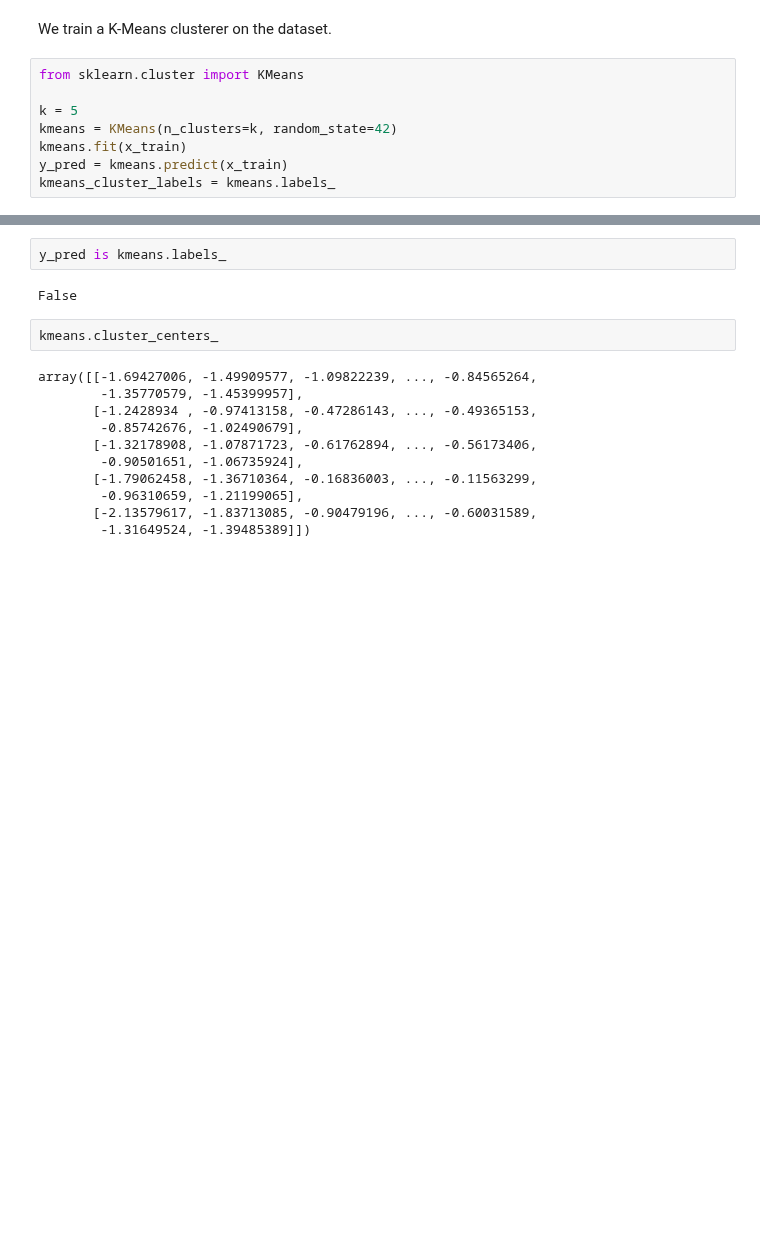
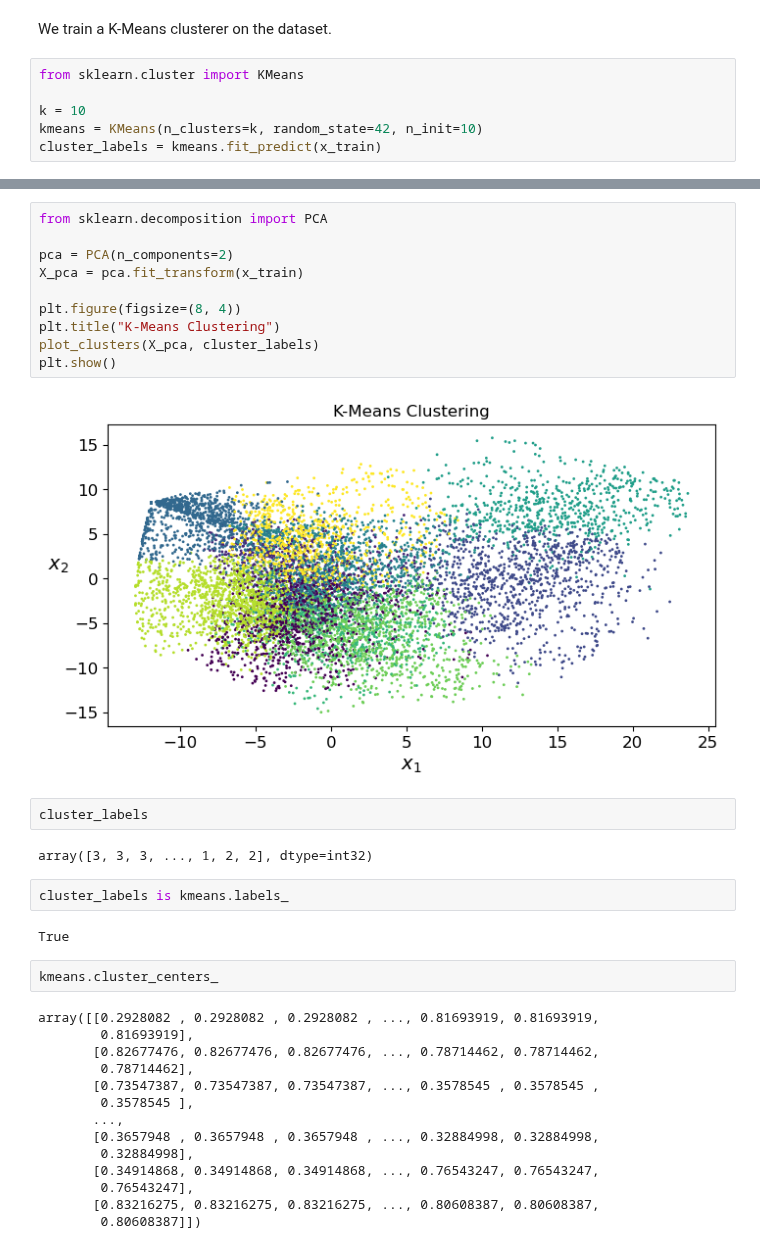
Before and after one commit to farheenfab/DMML-GroupProject, a Jupyter notebook: CW/CW - Part 2.ipynb, the cells around one changed output, grey strips where cells are left out. Cells and saved outputs as stored; diff of their text form; blank space fills up the shorter version.

```diff
--- a/CW/CW - Part 2.ipynb
+++ b/CW/CW - Part 2.ipynb
@@ -308,8 +300,6 @@ We train a K-Means clusterer on the dataset.
 # %%
 from sklearn.cluster import KMeans
 
-k = 5
-kmeans = KMeans(n_clusters=k, random_state=42)
-kmeans.fit(x_train)
-y_pred = kmeans.predict(x_train)
-kmeans_cluster_labels = kmeans.labels_
+k = 10
+kmeans = KMeans(n_clusters=k, random_state=42, n_init=10)
+cluster_labels = kmeans.fit_predict(x_train)
@@ -320,20 +306,39 @@ array([0, 0, 0, ..., 4, 4, 4], dtype=int32)
+# %%
+from sklearn.decomposition import PCA
+
+pca = PCA(n_components=2)
+X_pca = pca.fit_transform(x_train)
+
+plt.figure(figsize=(8, 4))
+plt.title("K-Means Clustering")
+plot_clusters(X_pca, cluster_labels)
+plt.show()
+# %% [output]
+[figure, added]
+# %%
+cluster_labels
+# %% [output]
+array([3, 3, 3, ..., 1, 2, 2], dtype=int32)
 # %%
-y_pred is kmeans.labels_
+cluster_labels is kmeans.labels_
 # %% [output]
-False
+True
 # %%
 kmeans.cluster_centers_
 # %% [output]
-array([[-1.69427006, -1.49909577, -1.09822239, ..., -0.84565264,
-        -1.35770579, -1.45399957],
-       [-1.2428934 , -0.97413158, -0.47286143, ..., -0.49365153,
-        -0.85742676, -1.02490679],
-       [-1.32178908, -1.07871723, -0.61762894, ..., -0.56173406,
-        -0.90501651, -1.06735924],
-       [-1.79062458, -1.36710364, -0.16836003, ..., -0.11563299,
-        -0.96310659, -1.21199065],
-       [-2.13579617, -1.83713085, -0.90479196, ..., -0.60031589,
-        -1.31649524, -1.39485389]])
+array([[0.2928082 , 0.2928082 , 0.2928082 , ..., 0.81693919, 0.81693919,
+        0.81693919],
+       [0.82677476, 0.82677476, 0.82677476, ..., 0.78714462, 0.78714462,
+        0.78714462],
+       [0.73547387, 0.73547387, 0.73547387, ..., 0.3578545 , 0.3578545 ,
+        0.3578545 ],
+       ...,
+       [0.3657948 , 0.3657948 , 0.3657948 , ..., 0.32884998, 0.32884998,
+        0.32884998],
+       [0.34914868, 0.34914868, 0.34914868, ..., 0.76543247, 0.76543247,
+        0.76543247],
+       [0.83216275, 0.83216275, 0.83216275, ..., 0.80608387, 0.80608387,
+        0.80608387]])
 # %%
 kmeans.labels_
 # %% [output]
```
Also changed, not shown: parts of 111 cells of this notebook.
